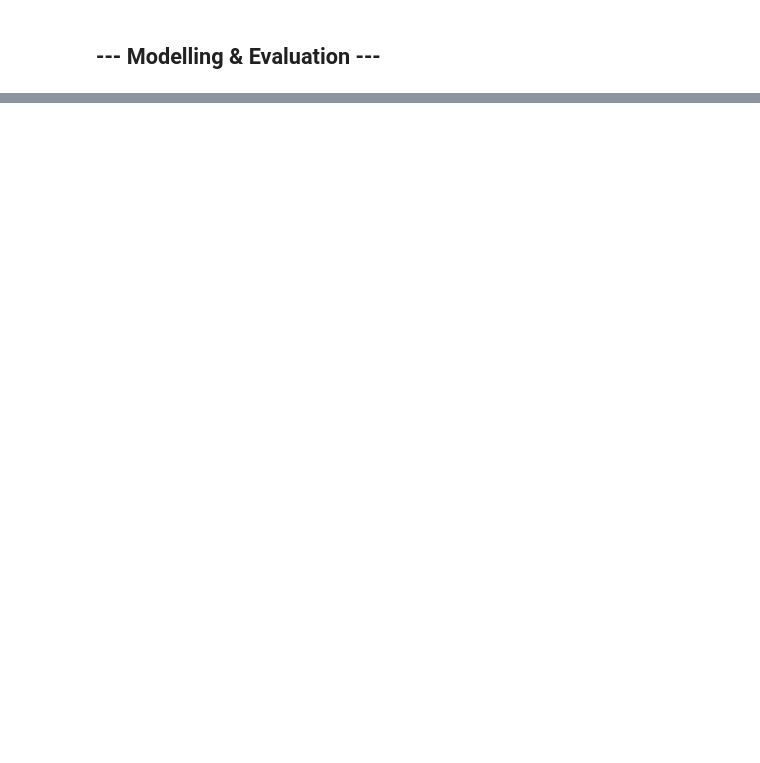
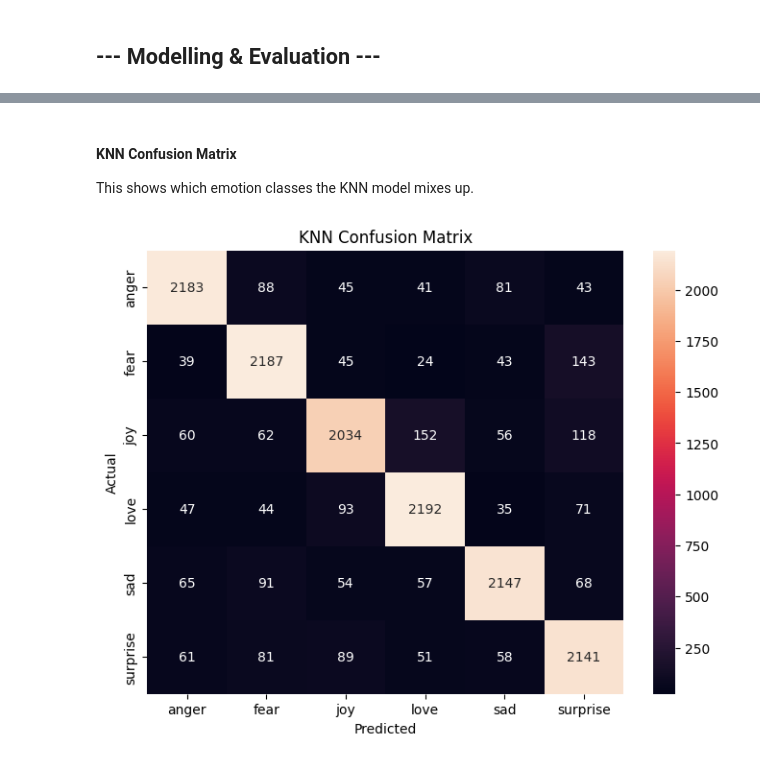
Before and after one commit to DMWWR/s4-practice-challenge, a Jupyter notebook: emotion-predictor.ipynb, the cells around one changed output, grey strips where cells are left out. Saved outputs shown, nothing was run; the diff lists cells and outputs as text; code cells hidden in the pictures; blank space fills up the shorter version.

```diff
--- a/emotion-predictor.ipynb
+++ b/emotion-predictor.ipynb
@@ -161,5 +209,13 @@ Test samples: 78765
 # %%
-vectorizer = TfidfVectorizer(max_features=5000)
+custom_stop_words = ["feel", "feeling", "like", "im"]
+all_stop_words = list(ENGLISH_STOP_WORDS.union(custom_stop_words))
+
+vectorizer = TfidfVectorizer(
+    max_features=5000,
+    stop_words=all_stop_words,
+    max_df=0.85,
+    min_df=2
+)
 
 X_train_vec = vectorizer.fit_transform(X_train)
 X_val_vec = vectorizer.transform(X_val)
@@ -179,4 +228,0 @@ This ensures that less frequent emotions are given more importance during traini
-# %%
-model = LogisticRegression(max_iter=200, class_weight="balanced")
-
-model.fit(X_train_vec, y_train)
@@ -308,0 +235,5 @@ Predicted emotion: sad
+# %%
+knn_model = KNeighborsClassifier(n_neighbors=29, metric="cosine")
+
+knn_model.fit(X_train_vec, y_train)
+print("KNN trained with k=29")
@@ -308,0 +263,4 @@ Predicted emotion: sad
+# %%
+y_test_pred_knn = knn_model.predict(X_test_vec)
+
+print(classification_report(y_test, y_test_pred_knn))
@@ -308,0 +280,19 @@ Predicted emotion: sad
+# %% [markdown]
+#### KNN Confusion Matrix
+
+This shows which emotion classes the KNN model mixes up.
+# %%
+import matplotlib.pyplot as plt
+import seaborn as sns
+
+labels = list(knn_model.classes_)
+cm_knn = confusion_matrix(y_test, y_test_pred_knn, labels=labels)
+
+plt.figure(figsize=(8, 6))
+sns.heatmap(cm_knn, annot=True, fmt="d", xticklabels=labels, yticklabels=labels)
+plt.xlabel("Predicted")
+plt.ylabel("Actual")
+plt.title("KNN Confusion Matrix")
+plt.show()
+# %% [output]
+[figure, added]
```
Also changed, not shown: parts of 61 cells of this notebook.
